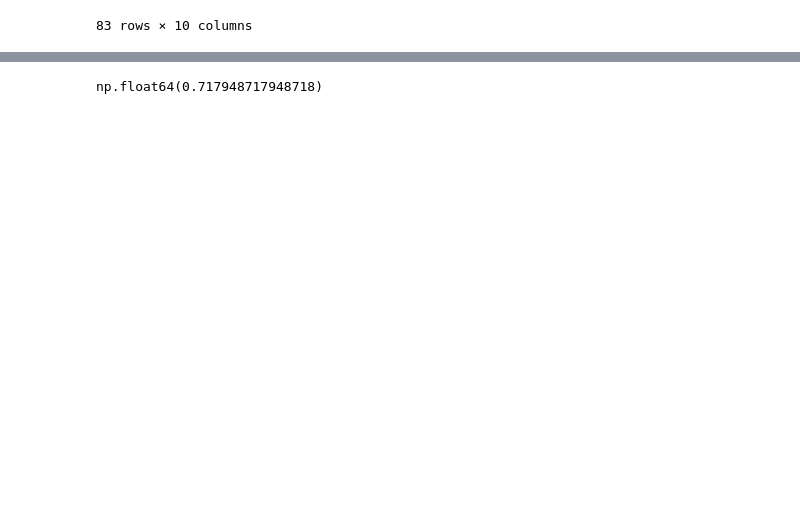
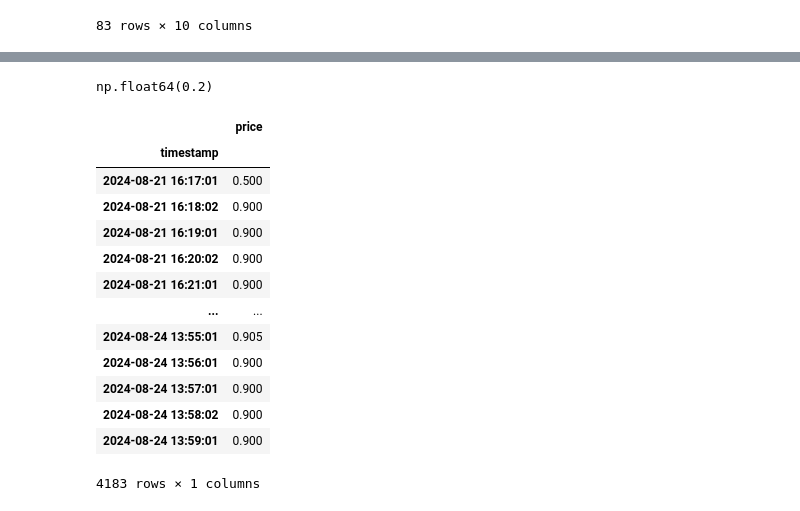
Before and after one commit to magnusross/polymarket-strats, a Jupyter notebook: analysis.ipynb, the cells around one changed output, grey strips where cells are left out. Cells and saved outputs as stored; diff of their text form; code cells hidden in the pictures; blank space fills up the shorter version.

```diff
--- a/analysis.ipynb
+++ b/analysis.ipynb
@@ -261,8 +323,19 @@ px.scatter(procesed_df, x="price", y="first_token_price")
 # %%
 import numpy as np
 
-(
-    np.round(procesed_df.price, 0) == np.round(procesed_df.first_token_price, 0)
-).sum() / len(procesed_df)
+true_outcomes = df[
+    ["first_win_yes_token_price", "second_win_yes_token_price", "draw_yes_token_price"]
+]
+predicted_yes_outcomes = df[
+    [
+        "first_win_yes_token_pre_price",
+        "second_win_yes_token_pre_price",
+        "draw_yes_token_pre_price",
+    ]
+]
-# %% [output]
-np.float64(0.717948717948718)
+# %%
+(predicted_yes_outcomes.round(0).values == true_outcomes.round(0).values).all(
+    axis=1
+).sum() / len(true_outcomes)
+# %% [output]
+np.float64(0.2)
@@ -268,0 +344,19 @@ np.float64(0.717948717948718)
+# %%
+all_histories.loc[
+    "103228697538582971767904061929603928292205175822562237982507803333055995485598"
+]
+# %% [output]
+|  | price |
+| timestamp |  |
+| 2024-08-21 16:17:01 | 0.500 |
+| 2024-08-21 16:18:02 | 0.900 |
+| 2024-08-21 16:19:01 | 0.900 |
+| 2024-08-21 16:20:02 | 0.900 |
+| 2024-08-21 16:21:01 | 0.900 |
+| ... | ... |
+| 2024-08-24 13:55:01 | 0.905 |
+| 2024-08-24 13:56:01 | 0.900 |
+| 2024-08-24 13:57:01 | 0.900 |
+| 2024-08-24 13:58:02 | 0.900 |
+| 2024-08-24 13:59:01 | 0.900 |
+4183 rows × 1 columns
```
Also changed, not shown: parts of 7 cells of this notebook.
